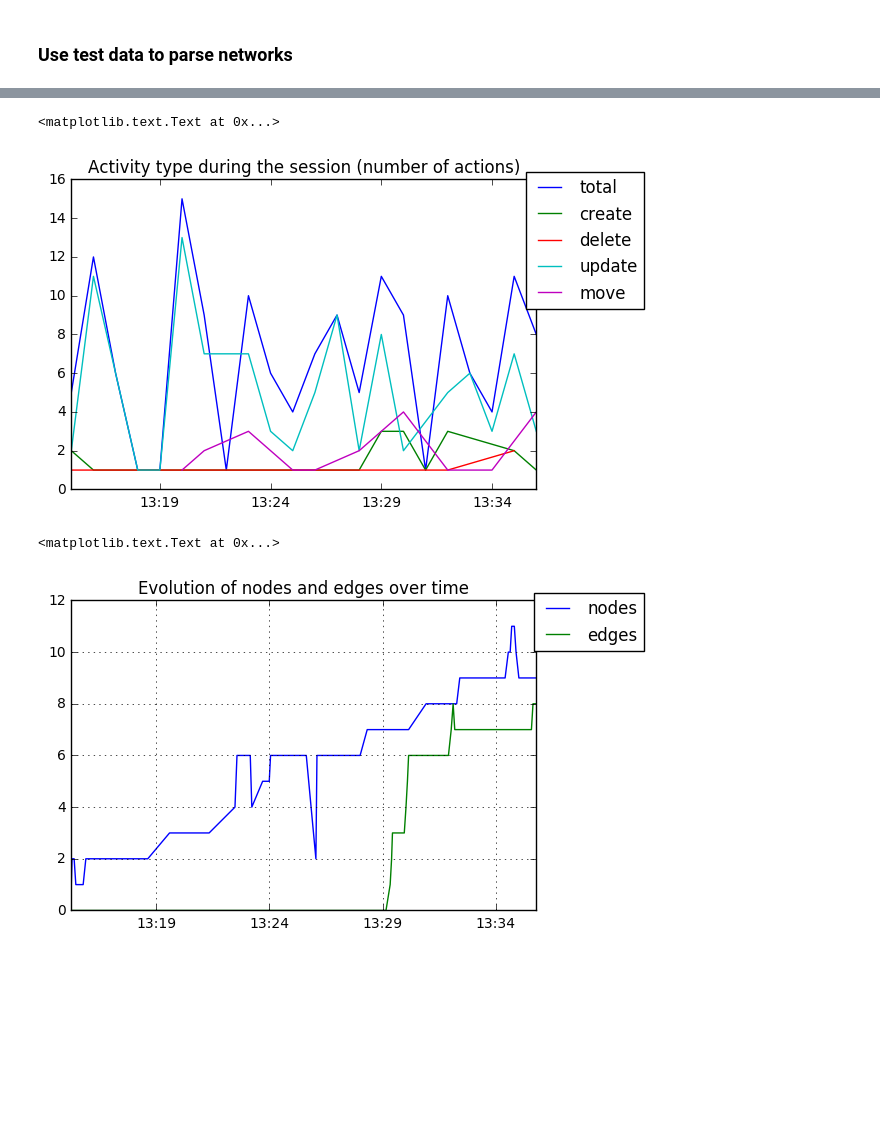
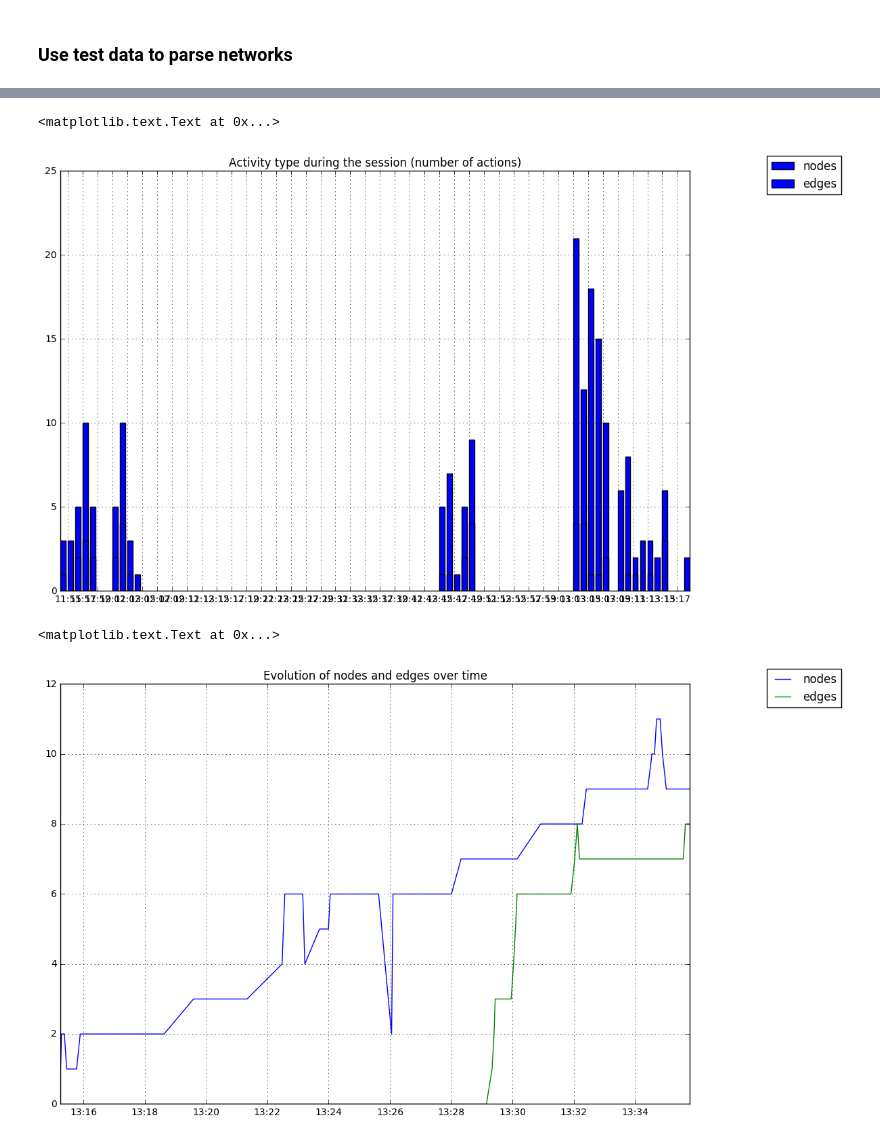
Before and after one commit to sical/meta-education, a Jupyter notebook: notebooks/Network reconstruction.ipynb, the cells around one changed output, grey strips where cells are left out. Drawn from its saved outputs; the diff is of its cells as text; code cells hidden in the pictures; blank space fills up the shorter version.

```diff
--- a/notebooks/Network reconstruction.ipynb
+++ b/notebooks/Network reconstruction.ipynb
@@ -155,56 +211,62 @@ def roundTime(dt=None, roundTo=60):
 
 def get_actions_count_per_minutes(actions):
 
     # round timestamps to activity by minutes
     timestamps = [ roundTime(a["ts"]) for a in actions]
 
     # count
     count = Counter(timestamps).most_common()
     count.sort(key=lambda c: c[0]) # sort by time
 
     x = [c[0] for c in count] # time
     y = [c[1] for c in count] # values
     return x, y
 
 
 # draw
-fig, ax = plt.subplots(1, 1)
+fig, ax = plt.subplots(1, 1, figsize=(12,8) )
 hfmt = mdates.DateFormatter('%H:%M')
+ax.xaxis.set_major_locator(mdates.MinuteLocator(interval=2))
 ax.xaxis.set_major_formatter(hfmt)
+ax.xaxis_date()
+ax.grid(which='both')
+
+
+# plt.legend(['nodes', 'edges'], loc='upper right', bbox_to_anchor=(1.25, 1.05))
+# plt.title("Evolution of nodes and edges over time")
 
 # plot time activity
 x_time, y_total = get_actions_count_per_minutes(actions)
-plt.plot(x_time, y_total)
+plt.bar(x_time, y_total, width=0.0005)
 
 x_time, y_create = get_actions_count_per_minutes([a for a in actions if a["type"] == "create"])
-plt.plot(x_time, y_create)
+plt.bar(x_time, y_create, width=0.0005)
 
-x_time, y_delete = get_actions_count_per_minutes([a for a in actions if a["type"] == "delete"])
-plt.plot(x_time, y_delete)
+# x_time, y_delete = get_actions_count_per_minutes([a for a in actions if a["type"] == "delete"])
+# plt.bar(x_time, y_delete, width=0.0005)
 
-x_time, y_delete = get_actions_count_per_minutes([a for a in actions if a["type"] == "update"])
-plt.plot(x_time, y_delete)
+# x_time, y_delete = get_actions_count_per_minutes([a for a in actions if a["type"] == "update"])
+# plt.plot(x_time, y_delete)
 
-x_time, y_move = get_actions_count_per_minutes([a for a in actions if a["type"] == "move"])
-plt.plot(x_time, y_move)
+# x_time, y_move = get_actions_count_per_minutes([a for a in actions if a["type"] == "move"])
+# plt.plot(x_time, y_move)
 
-plt.legend(['total', 'create', 'delete', 'update', 'move'], loc='upper right', bbox_to_anchor=(1.25, 1.05))
+plt.legend(['nodes', 'edges', 'total', 'create', 'delete', 'update', 'move'], loc='upper right', bbox_to_anchor=(1.25, 1.05))
 plt.title("Activity type during the session (number of actions)")
 # %% [output]
 <matplotlib.text.Text at 0x...>
-[figure, old version]
+[figure, new version]
 # %%
 import numpy as np
 
 # network size evolution
 
-fig, ax = plt.subplots(1, 1)
+fig, ax = plt.subplots(1, 1, figsize=(12,8))
 
 # grid
 hfmt = mdates.DateFormatter('%H:%M')
-ax.xaxis.set_major_locator(mdates.MinuteLocator(interval=3))
+ax.xaxis.set_major_locator(mdates.MinuteLocator(interval=2))
 ax.xaxis.set_major_formatter(hfmt)
-
 ax.grid(which='both')
 
 x = [a["ts"] for a in actions]
@@ -217,4 +279,4 @@ plt.legend(['nodes', 'edges'], loc='upper right', bbox_to_anchor=(1.25, 1.05))
 plt.title("Evolution of nodes and edges over time")
 # %% [output]
 <matplotlib.text.Text at 0x...>
-[figure, old version]
+[figure, new version]
```
Also changed, not shown: parts of 3 cells of this notebook, 1 other file.
